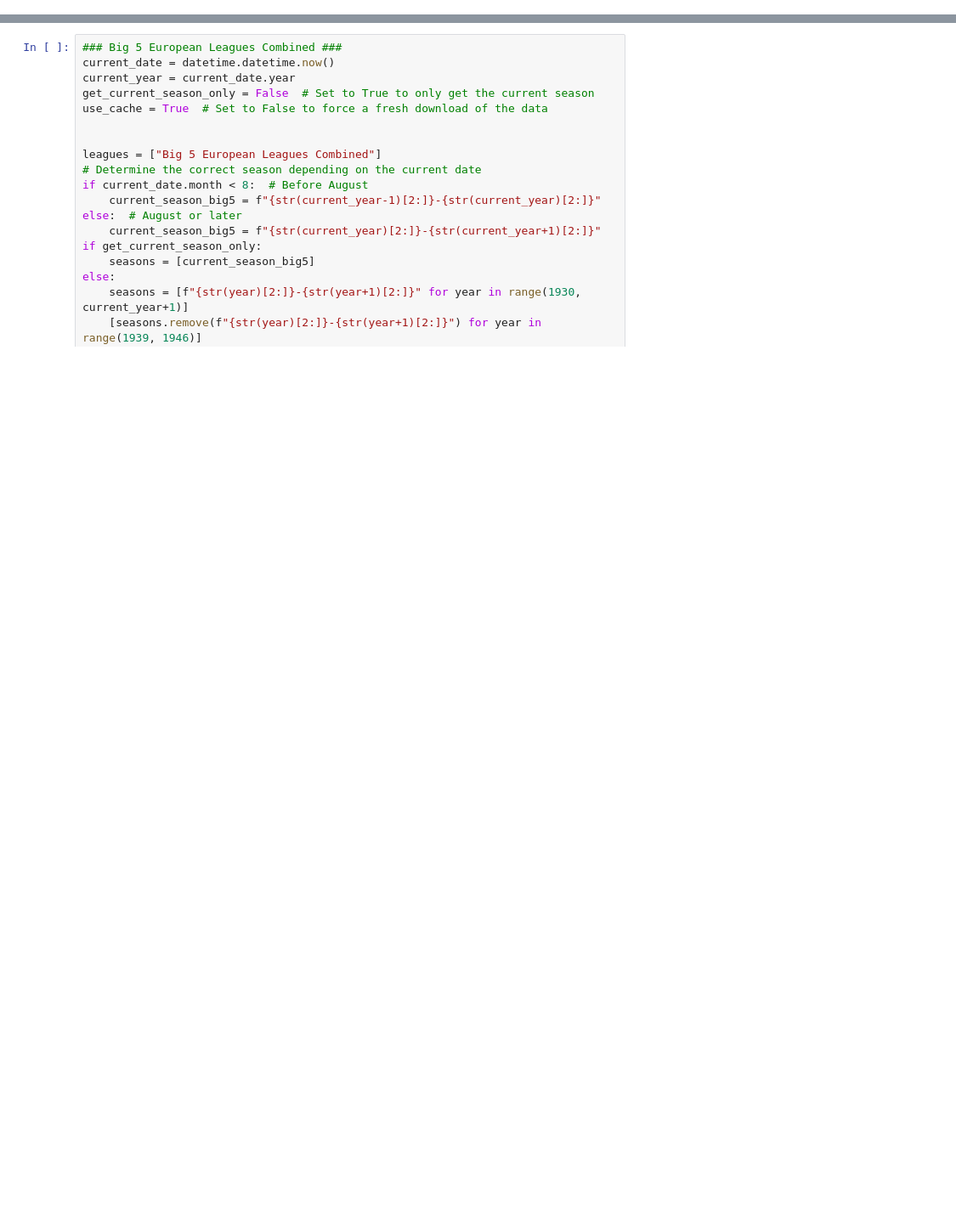
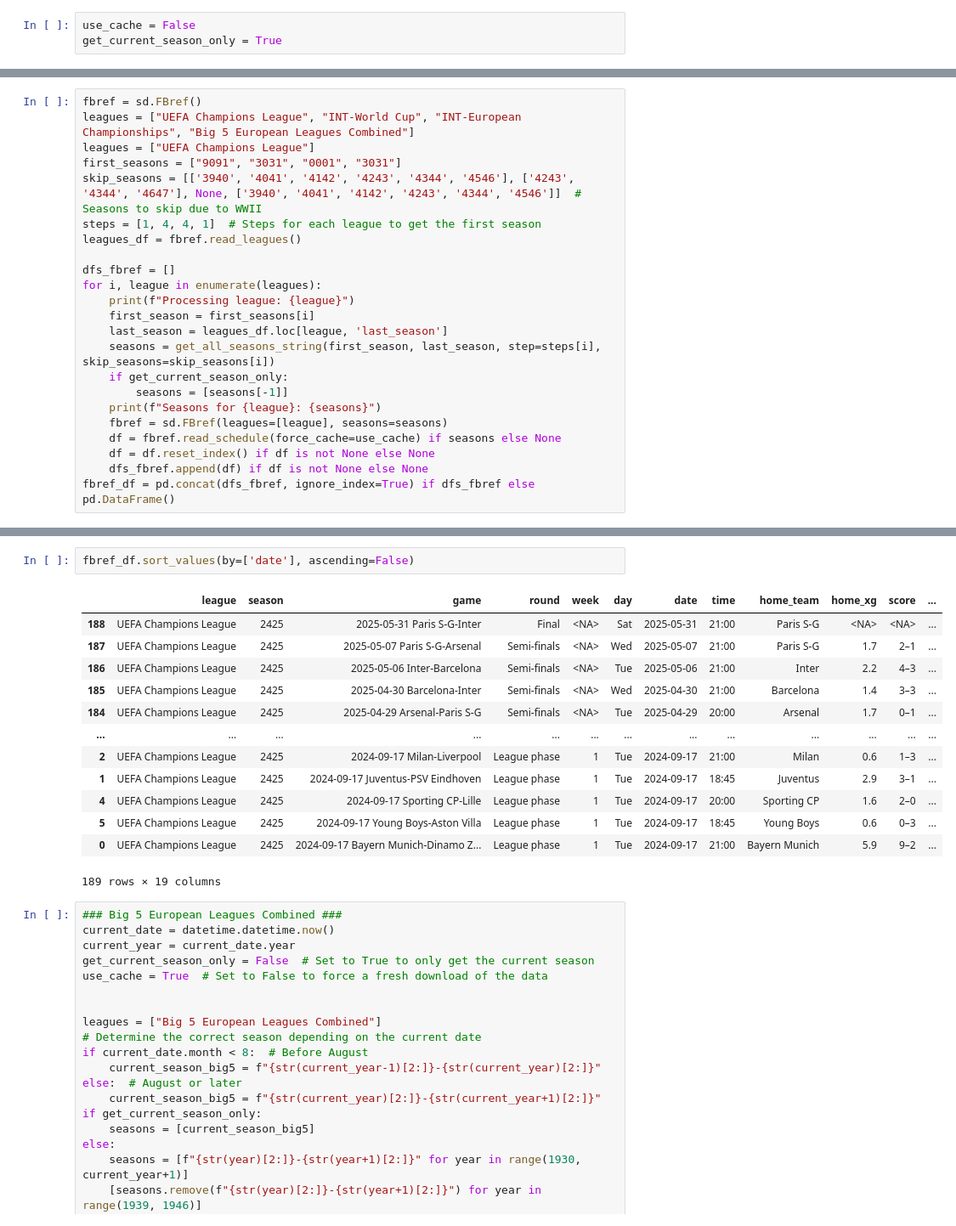
Before and after one commit to JulienDelavande/SoccerBetMLOptimizer, a Jupyter notebook: notebooks/api-exploration/soccer_data_fbref_jd_240606.ipynb, the cells around one changed output, grey strips where cells are left out. Shown at 85% size. Saved outputs shown, nothing was run; the diff lists cells and outputs as text; blank space fills up the shorter version.

```diff
--- a/notebooks/api-exploration/soccer_data_fbref_jd_240606.ipynb
+++ b/notebooks/api-exploration/soccer_data_fbref_jd_240606.ipynb
@@ -7,0 +27,3 @@ import datetime
+# %%
+use_cache = False
+get_current_season_only = True
@@ -7,0 +51,23 @@ import datetime
+# %%
+fbref = sd.FBref()
+leagues = ["UEFA Champions League", "INT-World Cup", "INT-European Championships", "Big 5 European Leagues Combined"]
+leagues = ["UEFA Champions League"]
+first_seasons = ["9091", "3031", "0001", "3031"]
+skip_seasons = [['3940', '4041', '4142', '4243', '4344', '4546'], ['4243', '4344', '4647'], None, ['3940', '4041', '4142', '4243', '4344', '4546']]  # Seasons to skip due to WWII
+steps = [1, 4, 4, 1]  # Steps for each league to get the first season
+leagues_df = fbref.read_leagues()
+
+dfs_fbref = []
+for i, league in enumerate(leagues):
+    print(f"Processing league: {league}")
+    first_season = first_seasons[i]
+    last_season = leagues_df.loc[league, 'last_season']
+    seasons = get_all_seasons_string(first_season, last_season, step=steps[i], skip_seasons=skip_seasons[i])
+    if get_current_season_only:
+        seasons = [seasons[-1]]
+    print(f"Seasons for {league}: {seasons}")
+    fbref = sd.FBref(leagues=[league], seasons=seasons)
+    df = fbref.read_schedule(force_cache=use_cache) if seasons else None
+    df = df.reset_index() if df is not None else None
+    dfs_fbref.append(df) if df is not None else None
+fbref_df = pd.concat(dfs_fbref, ignore_index=True) if dfs_fbref else pd.DataFrame()
@@ -8,3 +82,19 @@ import datetime
+# %%
+fbref_df.sort_values(by=['date'], ascending=False)
+# %% [output]
+|  | league | season | game | round | week | day | date | time | home_team | home_xg | score | ... |
+| 188 | UEFA Champions League | 2425 | 2025-05-31 Paris S-G-Inter | Final | <NA> | Sat | 2025-05-31 | 21:00 | Paris S-G | <NA> | <NA> | ... |
+| 187 | UEFA Champions League | 2425 | 2025-05-07 Paris S-G-Arsenal | Semi-finals | <NA> | Wed | 2025-05-07 | 21:00 | Paris S-G | 1.7 | 2–1 | ... |
+| 186 | UEFA Champions League | 2425 | 2025-05-06 Inter-Barcelona | Semi-finals | <NA> | Tue | 2025-05-06 | 21:00 | Inter | 2.2 | 4–3 | ... |
+| 185 | UEFA Champions League | 2425 | 2025-04-30 Barcelona-Inter | Semi-finals | <NA> | Wed | 2025-04-30 | 21:00 | Barcelona | 1.4 | 3–3 | ... |
+| 184 | UEFA Champions League | 2425 | 2025-04-29 Arsenal-Paris S-G | Semi-finals | <NA> | Tue | 2025-04-29 | 20:00 | Arsenal | 1.7 | 0–1 | ... |
+| ... | ... | ... | ... | ... | ... | ... | ... | ... | ... | ... | ... | ... |
+| 2 | UEFA Champions League | 2425 | 2024-09-17 Milan-Liverpool | League phase | 1 | Tue | 2024-09-17 | 21:00 | Milan | 0.6 | 1–3 | ... |
+| 1 | UEFA Champions League | 2425 | 2024-09-17 Juventus-PSV Eindhoven | League phase | 1 | Tue | 2024-09-17 | 18:45 | Juventus | 2.9 | 3–1 | ... |
+| 4 | UEFA Champions League | 2425 | 2024-09-17 Sporting CP-Lille | League phase | 1 | Tue | 2024-09-17 | 20:00 | Sporting CP | 1.6 | 2–0 | ... |
+| 5 | UEFA Champions League | 2425 | 2024-09-17 Young Boys-Aston Villa | League phase | 1 | Tue | 2024-09-17 | 18:45 | Young Boys | 0.6 | 0–3 | ... |
+| 0 | UEFA Champions League | 2425 | 2024-09-17 Bayern Munich-Dinamo Z... | League phase | 1 | Tue | 2024-09-17 | 21:00 | Bayern Munich | 5.9 | 9–2 | ... |
+189 rows × 19 columns
 # %%
 ### Big 5 European Leagues Combined ###
 current_date = datetime.datetime.now()
```
Also changed, not shown: parts of 5 cells of this notebook, 43 other files.
